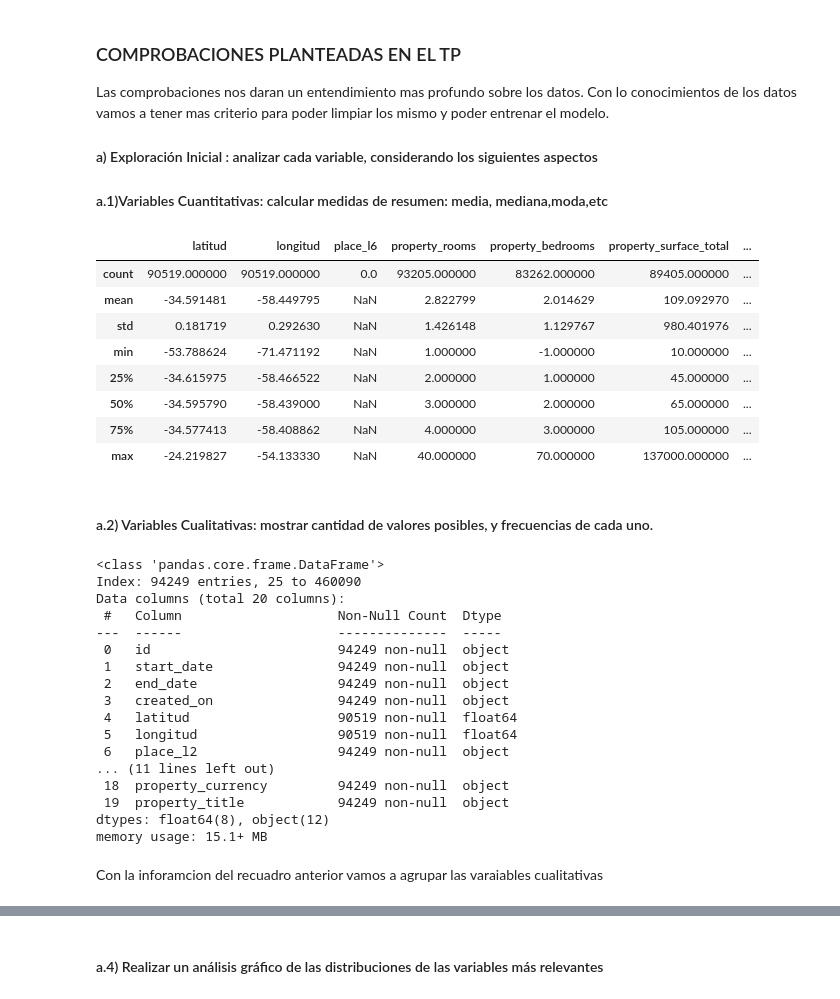
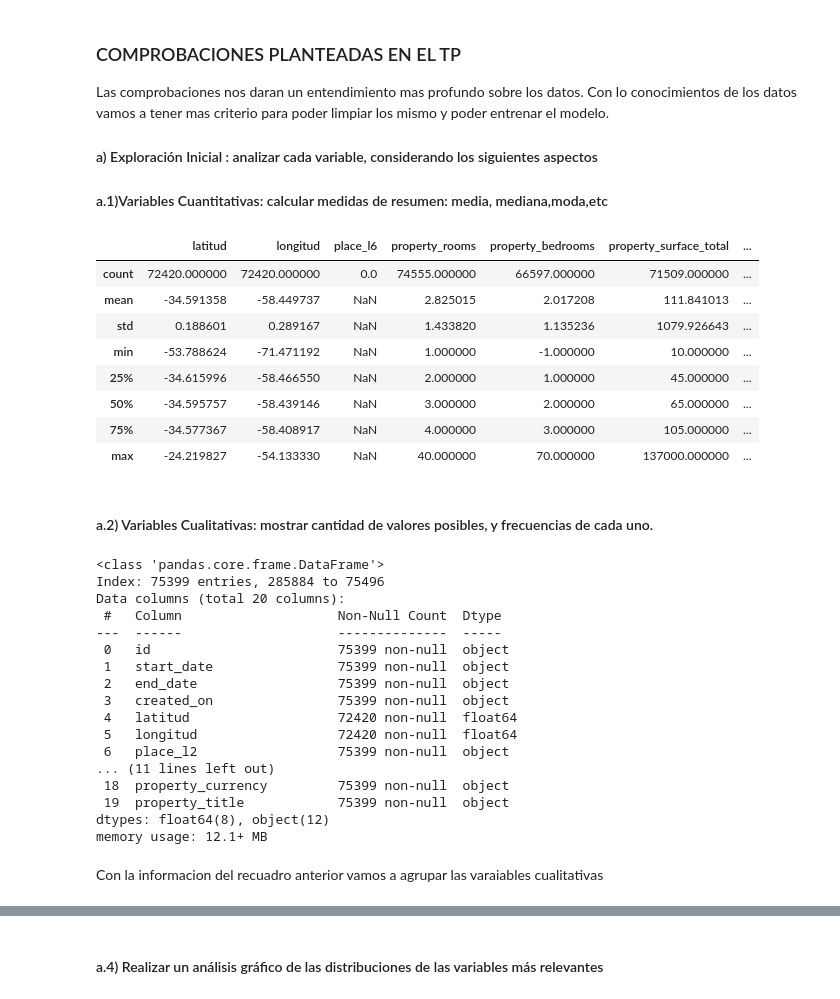
Before and after one commit to hmaldonado12/7506R-1C2024-GRUPO6, a Jupyter notebook: tp1/Copia_de_7506R_TP1_GRUPO06_ENTREGA.ipynb, the cells around one changed output, grey strips where cells are left out. Saved outputs shown, nothing was run; the diff lists cells and outputs as text; code cells hidden in the pictures.

```diff
--- a/tp1/Copia_de_7506R_TP1_GRUPO06_ENTREGA.ipynb
+++ b/tp1/Copia_de_7506R_TP1_GRUPO06_ENTREGA.ipynb
@@ -64,0 +41,5 @@ Antes de empezar a crear y entrenar nuestro modelo, es importante realizar las s
+# %%
+from sklearn.model_selection import train_test_split
+properties_argentina_train_set, properties_argentina_test_set = train_test_split(properties_argentina_filtered, test_size=0.2, random_state=42)
+print("Conjunto de Entranamiento: ", properties_argentina_train_set.shape)
+print("Conjunto de Prueba: ", properties_argentina_test_set .shape)
@@ -68,39 +56,39 @@ Las comprobaciones nos daran un entendimiento mas profundo sobre los datos. Con
 #### a) Exploración Inicial : analizar cada variable, considerando los siguientes aspectos
 #### a.1)Variables Cuantitativas: calcular medidas de resumen: media, mediana,moda,etc
 # %%
-properties_argentina_filtered.describe()
+properties_argentina_train_set.describe()
 # %% [output]
 |  | latitud | longitud | place_l6 | property_rooms | property_bedrooms | property_surface_total | ... |
-| count | 90519.000000 | 90519.000000 | 0.0 | 93205.000000 | 83262.000000 | 89405.000000 | ... |
-| mean | -34.591481 | -58.449795 | NaN | 2.822799 | 2.014629 | 109.092970 | ... |
-| std | 0.181719 | 0.292630 | NaN | 1.426148 | 1.129767 | 980.401976 | ... |
+| count | 72420.000000 | 72420.000000 | 0.0 | 74555.000000 | 66597.000000 | 71509.000000 | ... |
+| mean | -34.591358 | -58.449737 | NaN | 2.825015 | 2.017208 | 111.841013 | ... |
+| std | 0.188601 | 0.289167 | NaN | 1.433820 | 1.135236 | 1079.926643 | ... |
 | min | -53.788624 | -71.471192 | NaN | 1.000000 | -1.000000 | 10.000000 | ... |
-| 25% | -34.615975 | -58.466522 | NaN | 2.000000 | 1.000000 | 45.000000 | ... |
-| 50% | -34.595790 | -58.439000 | NaN | 3.000000 | 2.000000 | 65.000000 | ... |
-| 75% | -34.577413 | -58.408862 | NaN | 4.000000 | 3.000000 | 105.000000 | ... |
+| 25% | -34.615996 | -58.466550 | NaN | 2.000000 | 1.000000 | 45.000000 | ... |
+| 50% | -34.595757 | -58.439146 | NaN | 3.000000 | 2.000000 | 65.000000 | ... |
+| 75% | -34.577367 | -58.408917 | NaN | 4.000000 | 3.000000 | 105.000000 | ... |
 | max | -24.219827 | -54.133330 | NaN | 40.000000 | 70.000000 | 137000.000000 | ... |
 # %% [markdown]
 #### a.2) Variables Cualitativas: mostrar cantidad de valores posibles, y frecuencias de cada uno.
 # %%
-properties_argentina_filtered.info()
+properties_argentina_train_set.info()
 # %% [output]
 <class 'pandas.core.frame.DataFrame'>
-Index: 94249 entries, 25 to 460090
+Index: 75399 entries, 285884 to 75496
 Data columns (total 20 columns):
  #   Column                    Non-Null Count  Dtype
 ---  ------                    --------------  -----
- 0   id                        94249 non-null  object
- 1   start_date                94249 non-null  object
- 2   end_date                  94249 non-null  object
- 3   created_on                94249 non-null  object
- 4   latitud                   90519 non-null  float64
- 5   longitud                  90519 non-null  float64
- 6   place_l2                  94249 non-null  object
+ 0   id                        75399 non-null  object
+ 1   start_date                75399 non-null  object
+ 2   end_date                  75399 non-null  object
+ 3   created_on                75399 non-null  object
+ 4   latitud                   72420 non-null  float64
+ 5   longitud                  72420 non-null  float64
+ 6   place_l2                  75399 non-null  object
 ... (11 lines left out)
- 18  property_currency         94249 non-null  object
- 19  property_title            94249 non-null  object
+ 18  property_currency         75399 non-null  object
+ 19  property_title            75399 non-null  object
 dtypes: float64(8), object(12)
-memory usage: 15.1+ MB
+memory usage: 12.1+ MB
 # %% [markdown]
-Con la inforamcion del recuadro anterior vamos a agrupar las varaiables cualitativas
+Con la informacion del recuadro anterior vamos a agrupar las varaiables cualitativas
 # %%
```
Also changed, not shown: parts of 22 cells of this notebook.
